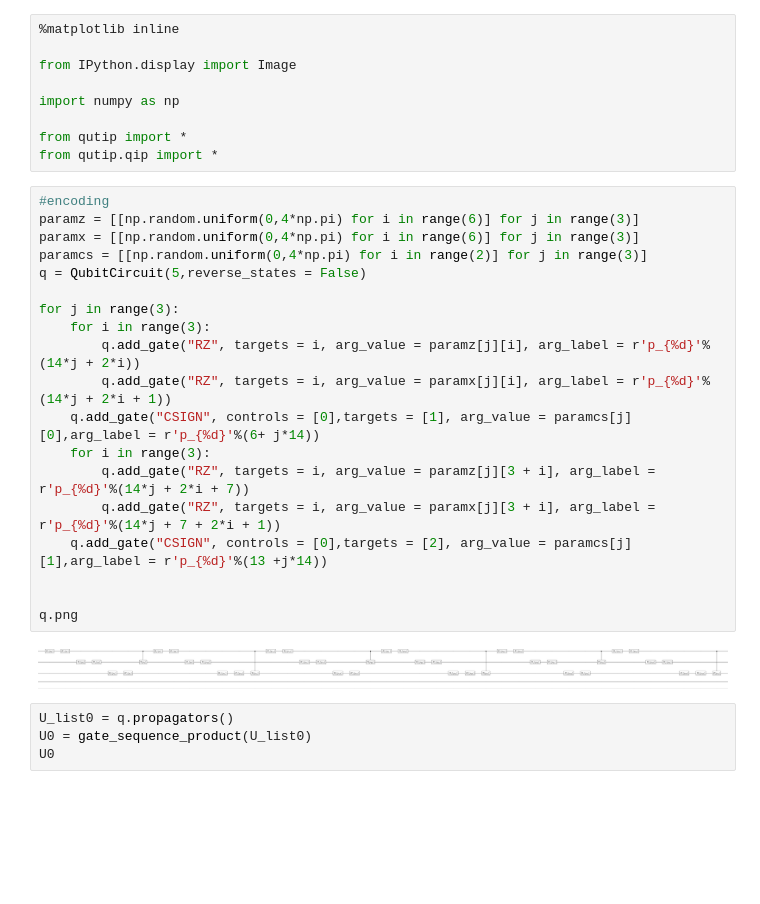
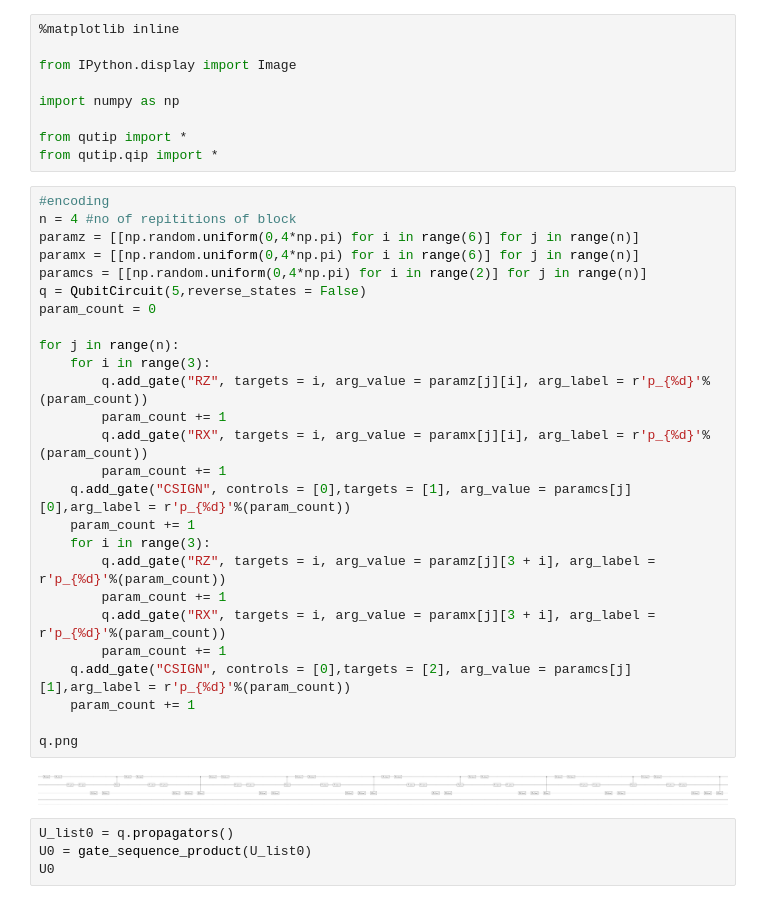
Before and after one commit to aswanthkrishna/errorcorrection, a Jupyter notebook: QUTIP.ipynb, the cells around one changed output. Drawn from its saved outputs; the diff is of its cells as text; blank space fills up the shorter version.

```diff
--- a/QUTIP.ipynb
+++ b/QUTIP.ipynb
@@ -9,25 +9,32 @@ from qutip import *
 from qutip.qip import *
 # %%
 #encoding
-paramz = [[np.random.uniform(0,4*np.pi) for i in range(6)] for j in range(3)]
-paramx = [[np.random.uniform(0,4*np.pi) for i in range(6)] for j in range(3)]
-paramcs = [[np.random.uniform(0,4*np.pi) for i in range(2)] for j in range(3)]
+n = 4 #no of repititions of block
+paramz = [[np.random.uniform(0,4*np.pi) for i in range(6)] for j in range(n)]
+paramx = [[np.random.uniform(0,4*np.pi) for i in range(6)] for j in range(n)]
+paramcs = [[np.random.uniform(0,4*np.pi) for i in range(2)] for j in range(n)]
 q = QubitCircuit(5,reverse_states = False)
+param_count = 0
 
-for j in range(3):
+for j in range(n):
     for i in range(3):
-        q.add_gate("RZ", targets = i, arg_value = paramz[j][i], arg_label = r'p_{%d}'%(14*j + 2*i))
-        q.add_gate("RZ", targets = i, arg_value = paramx[j][i], arg_label = r'p_{%d}'%(14*j + 2*i + 1))
-    q.add_gate("CSIGN", controls = [0],targets = [1], arg_value = paramcs[j][0],arg_label = r'p_{%d}'%(6+ j*14))
+        q.add_gate("RZ", targets = i, arg_value = paramz[j][i], arg_label = r'p_{%d}'%(param_count))
+        param_count += 1
+        q.add_gate("RX", targets = i, arg_value = paramx[j][i], arg_label = r'p_{%d}'%(param_count))
+        param_count += 1
+    q.add_gate("CSIGN", controls = [0],targets = [1], arg_value = paramcs[j][0],arg_label = r'p_{%d}'%(param_count))
+    param_count += 1
     for i in range(3):
-        q.add_gate("RZ", targets = i, arg_value = paramz[j][3 + i], arg_label = r'p_{%d}'%(14*j + 2*i + 7))
-        q.add_gate("RZ", targets = i, arg_value = paramx[j][3 + i], arg_label = r'p_{%d}'%(14*j + 7 + 2*i + 1))
-    q.add_gate("CSIGN", controls = [0],targets = [2], arg_value = paramcs[j][1],arg_label = r'p_{%d}'%(13 +j*14))
-
+        q.add_gate("RZ", targets = i, arg_value = paramz[j][3 + i], arg_label = r'p_{%d}'%(param_count))
+        param_count += 1
+        q.add_gate("RX", targets = i, arg_value = paramx[j][3 + i], arg_label = r'p_{%d}'%(param_count))
+        param_count += 1
+    q.add_gate("CSIGN", controls = [0],targets = [2], arg_value = paramcs[j][1],arg_label = r'p_{%d}'%(param_count))
+    param_count += 1
 
 q.png
 # %% [output]
-[figure, old version]
+[figure, new version]
 # %%
 U_list0 = q.propagators()
 U0 = gate_sequence_product(U_list0)
```
Also changed, not shown: parts of 3 cells of this notebook.
